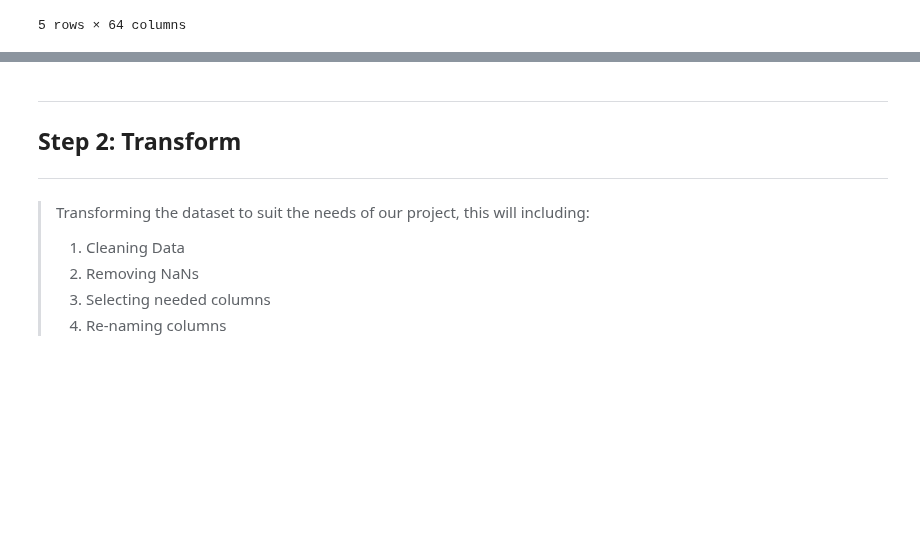
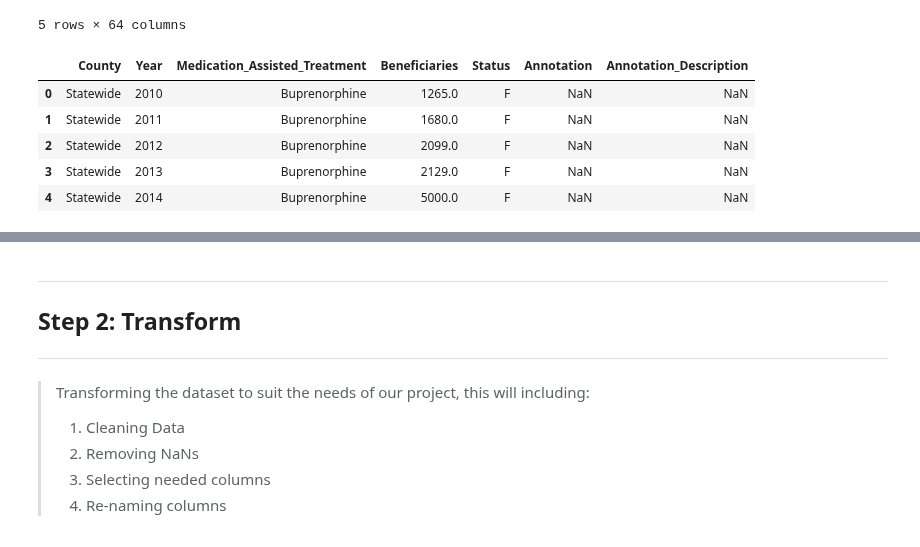
Before and after one commit to Chahnaz-Kbaisi/ETL-Project, a Jupyter notebook: usage_overdose_us.ipynb, the cells around one changed output, grey strips where cells are left out. Saved outputs shown, nothing was run; the diff lists cells and outputs as text; code cells hidden in the pictures; blank space fills up the shorter version.

```diff
--- a/demographic_drug_use.ipynb
+++ b/usage_overdose_us.ipynb
@@ -31,3 +41,14 @@ workforce_df.head()
 | 3 | 4 | 4 | 7 | 0 | 0 | 0 | 0 | 0 | ... |
 | 4 | 5 | 2 | 3 | 0 | 0 | 0 | 0 | 0 | ... |
 5 rows × 64 columns
+# %%
+# Reading in data file to store into Pandas DataFrame:
+medication_assisted_treatment = pd.read_csv("Resources/mat_annually.csv")
+medication_assisted_treatment.head()
+# %% [output]
+|  | County | Year | Medication_Assisted_Treatment | Beneficiaries | Status | Annotation | Annotation_Description |
+| 0 | Statewide | 2010 | Buprenorphine | 1265.0 | F | NaN | NaN |
+| 1 | Statewide | 2011 | Buprenorphine | 1680.0 | F | NaN | NaN |
+| 2 | Statewide | 2012 | Buprenorphine | 2099.0 | F | NaN | NaN |
+| 3 | Statewide | 2013 | Buprenorphine | 2129.0 | F | NaN | NaN |
+| 4 | Statewide | 2014 | Buprenorphine | 5000.0 | F | NaN | NaN |
```
Also changed, not shown: parts of 8 cells of this notebook, 2 other files.
